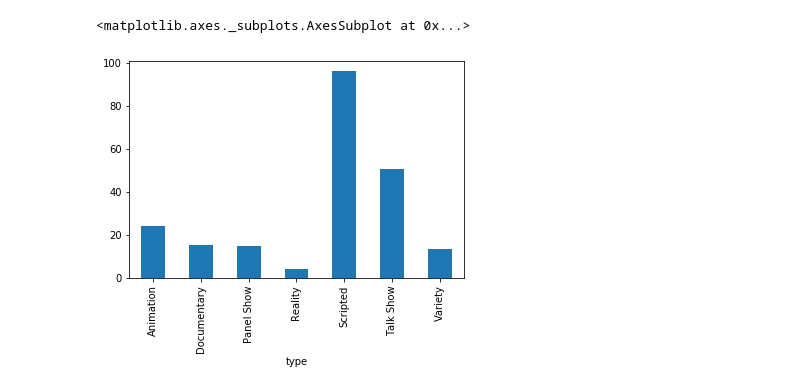
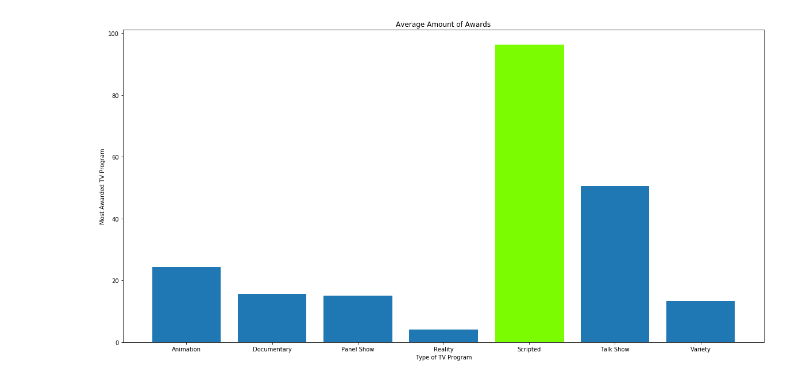
Before and after one commit to Kanqaroo/movieassestment-project, a Jupyter notebook: genre_vs_rating_graph.ipynb, the cells around one changed output. Saved outputs shown, nothing was run; the diff lists cells and outputs as text; code cells hidden in the pictures.

```diff
--- a/genre_vs_rating_graph.ipynb
+++ b/genre_vs_rating_graph.ipynb
@@ -57,7 +56,24 @@ plt.show()
 # %%
-graph1 = df_network.groupby('type')['award_exposure'].mean()
-graph1.plot(kind = 'bar')
+type_award_list = df_network.groupby('type')['award_exposure'].mean()
-# %% [output]
-<matplotlib.axes._subplots.AxesSubplot at 0x...>
-[figure, removed]
+# %%
+animation = type_award_list[0]
+documentary = type_award_list[1]
+panel_show = type_award_list[2]
+reality = type_award_list[3]
+script = type_award_list[4]
+talk_show = type_award_list[5]
+variety = type_award_list[6]
+type_name = ('Animation','Documentary','Panel Show','Reality','Scripted','Talk Show','Variety')
+type_award = (animation,documentary,panel_show,reality,script,talk_show,variety)
+# %%
+fig, ax = plt.subplots(figsize=(20, 10))
+barlist2 = ax.bar(type_name,type_award, align='center',alpha=1)
+plt.xlabel('Type of TV Program')
+plt.ylabel('Most Awarded TV Program')
+plt.title('Average Amount of Awards')
+plt.xticks(rotation=0)
+barlist2[4].set_color('lawngreen')
+plt.show()
+# %% [output]
+[figure, added]
 # %%
```
Also changed, not shown: parts of 9 cells of this notebook.
